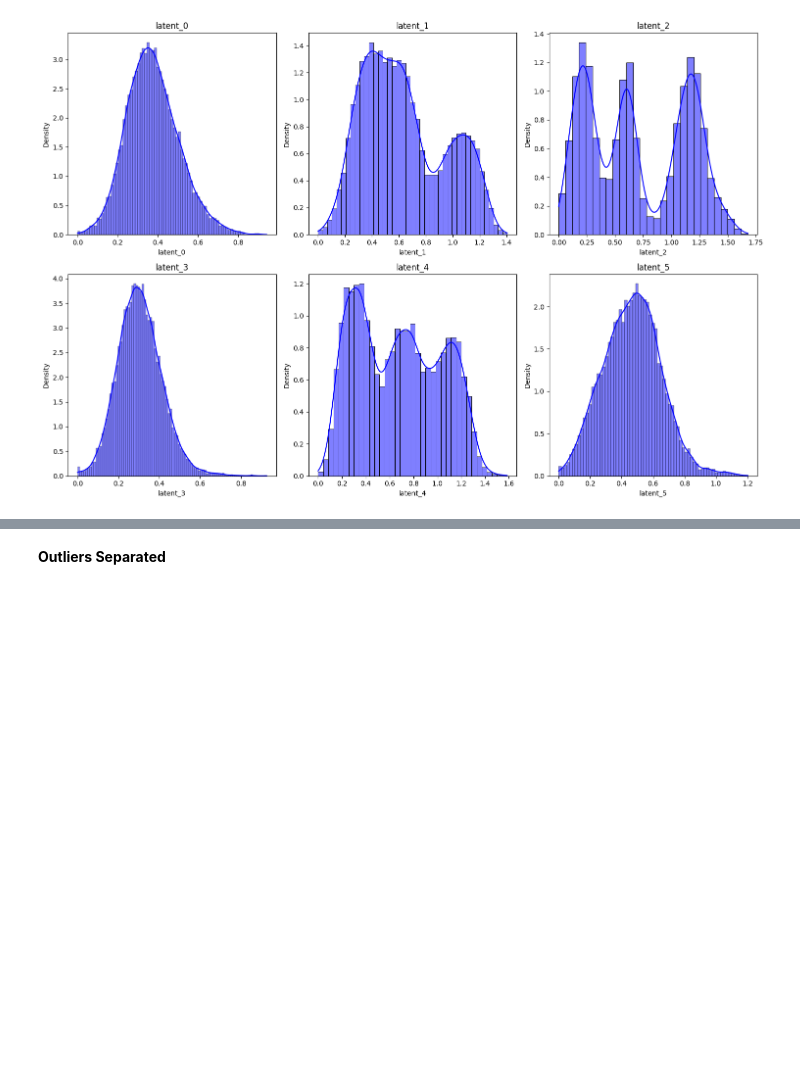
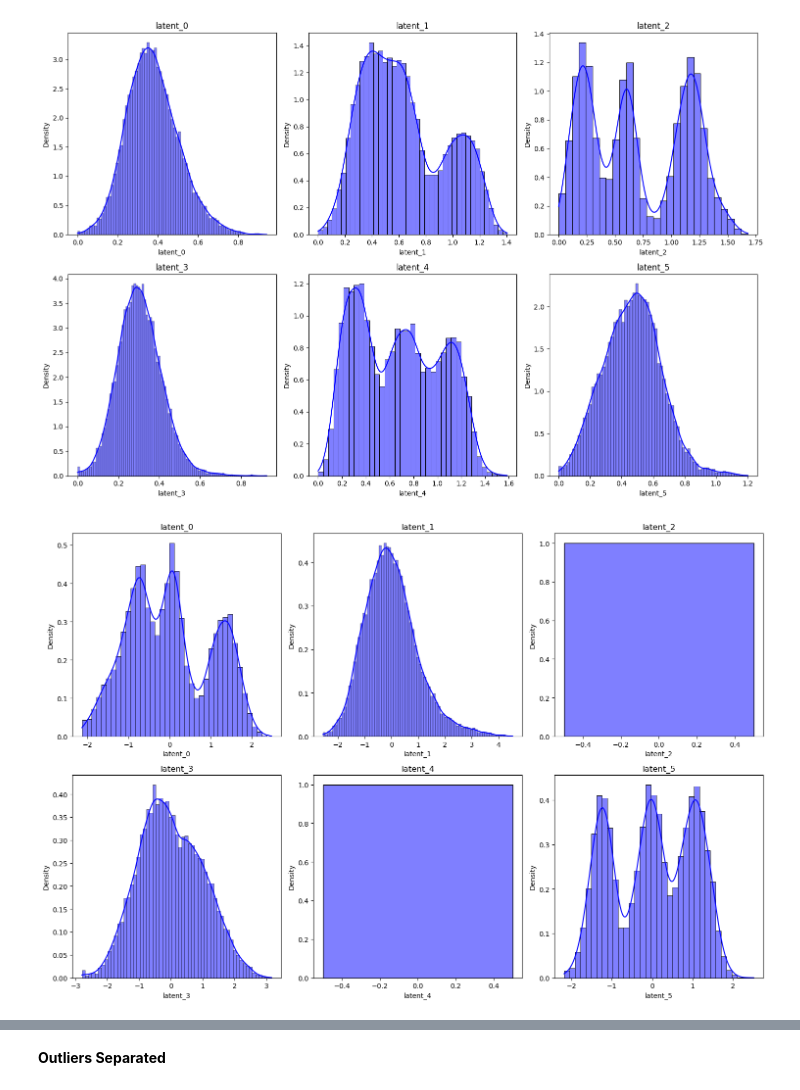
Before and after one commit to master-boda/Client-Segmentation-with-U-MAP-Embedding, a Jupyter notebook: src/modeling/modeling_notebook.ipynb, the cells around one changed output, grey strips where cells are left out. Saved outputs shown, nothing was run; the diff lists cells and outputs as text; code cells hidden in the pictures; blank space fills up the shorter version.

```diff
--- a/src/modeling/modeling_notebook.ipynb
+++ b/src/modeling/modeling_notebook.ipynb
@@ -40,3 +40,7 @@ var_plotter(latent_rep, latent_rep.columns)
 scaler = StandardScaler()
 latent_rep_scaled = pd.DataFrame(scaler.fit_transform(latent_rep), columns=latent_rep.columns, index=latent_rep.index)
 latent_rep_scaled_outliers = pd.DataFrame(scaler.transform(latent_rep_outliers), columns=latent_rep.columns, index=latent_rep_outliers.index)
+# %%
+var_plotter(latent_rep_scaled, latent_rep_scaled.columns)
+# %% [output]
+[figure, added]
```
Also changed, not shown: parts of 6 cells of this notebook, 1 other file.
